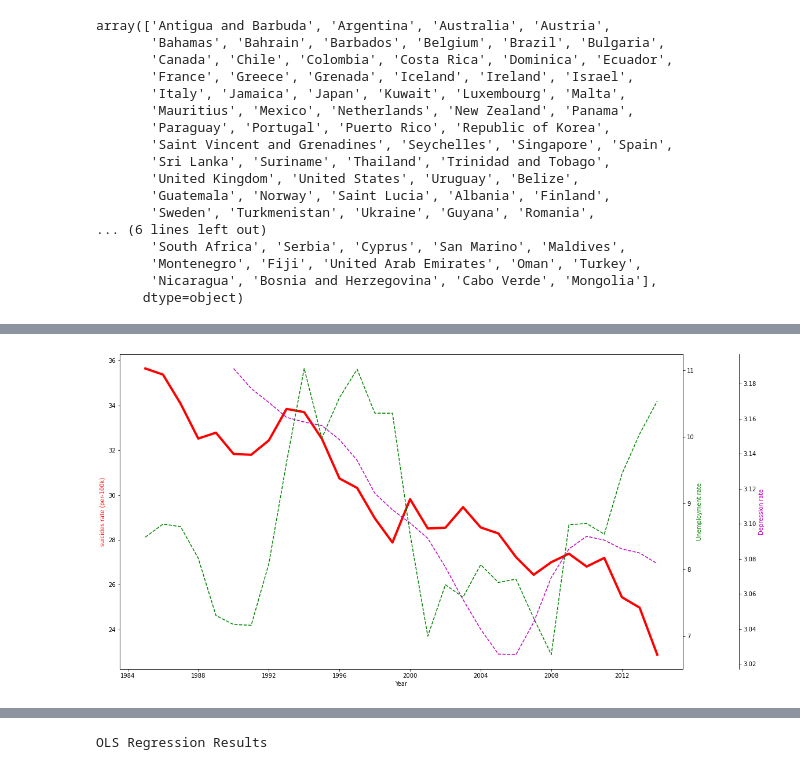
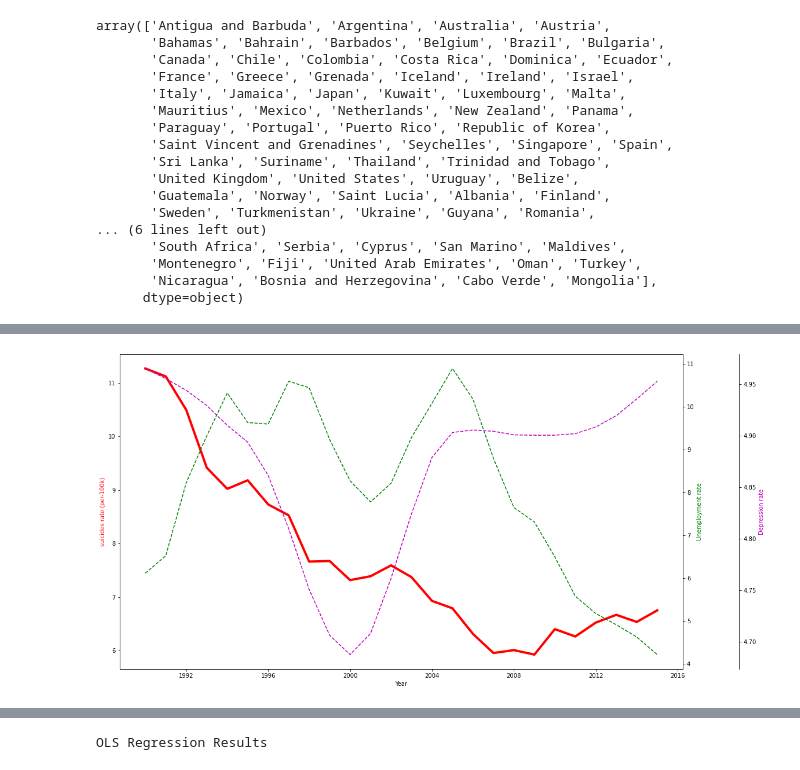
Before and after one commit to Brunadiasmiguel/depression, a Jupyter notebook: Analysis/regression_suicide_rate.ipynb, the cells around one changed output, grey strips where cells are left out. Drawn from its saved outputs; the diff is of its cells as text; code cells hidden in the pictures.

```diff
--- a/Analysis/regression_suicide_rate.ipynb
+++ b/Analysis/regression_suicide_rate.ipynb
@@ -110,10 +134,10 @@ def plot_suicide_variables(country,sex):
     ax1.yaxis.label.set_color('red')
     ax2.yaxis.label.set_color('green')
     ax3.yaxis.label.set_color('m')
-# %%
-plot_suicide_variables('France', 'male')
-# %% [output]
-[figure, removed]
+# %%
+plot_suicide_variables('Germany', 'female')
+# %% [output]
+[figure, added]
 # %%
 
 def plot_depressive_rating(country):
```
Also changed, not shown: parts of 8 cells of this notebook, 4 other files.
